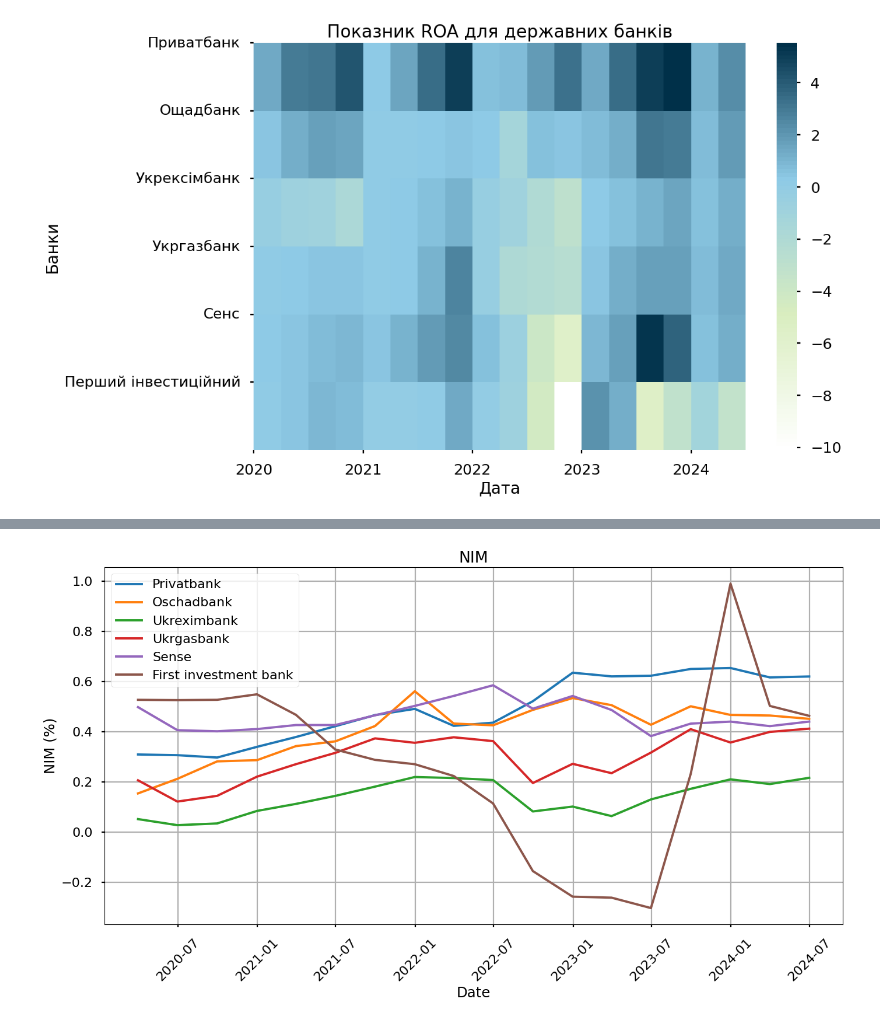
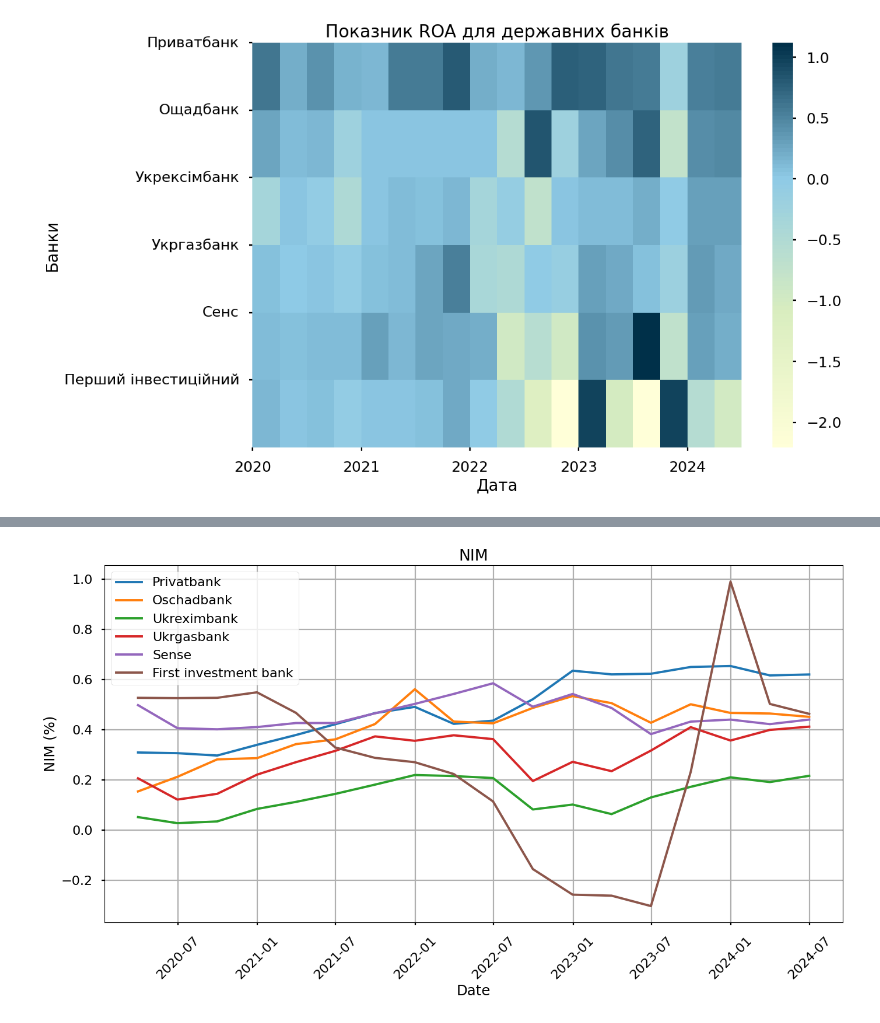
Before and after one commit to Lkupybida/ClothesIndustryAnalysys, a Jupyter notebook: banks.ipynb, the cells around one changed output, grey strips where cells are left out. Saved outputs shown, nothing was run; the diff lists cells and outputs as text; code cells hidden in the pictures.

```diff
--- a/banks.ipynb
+++ b/banks.ipynb
@@ -31,30 +31,30 @@ plt.show()
 # %%
 # Create a custom colormap
-colors = ["#FFFFFF", "#D9EDBF", "#8ECAE6", "#003049"]  # White to #209AB7
+colors = ["#FFFFD8", "#D9EDBF", "#8ECAE6", "#003049"]
 n_bins = 100  # Discretizes the interpolation into bins
 cmap_name = 'custom_palette'
 
 custom_cmap = LinearSegmentedColormap.from_list(cmap_name, colors, N=n_bins)
 
 # Plotting the heatmap
 plt.figure(figsize=(12, 8))
 sns.heatmap(ratio_df.T, cmap=custom_cmap)  # Transpose ratio_df using .T
 
 # Customizing the plot
 plt.title('Показник ROA для державних банків')
 plt.xlabel('Дата')  # Now dates will be on the x-axis
 plt.ylabel('Банки')  # Banks will be on the y-axis
 
 banks = ['Приватбанк', 'Ощадбанк', 'Укрексімбанк', 'Укргазбанк', 'Сенс', 'Перший інвестиційний']
 years = ['2020', '2021', '2022', '2023', '2024']
 # Adjusting ticks and labels for better visibility
 ticks_every_5th = range(0, len(ratio_df.index), 4)
 plt.xticks(ticks=ticks_every_5th, labels=years, rotation=0)  # Show every 5th date
 plt.yticks(ticks=range(len(banks)), labels=banks, rotation=0)   # Keep y-axis labels horizontal
 
 plt.show()
 # %% [output]
-[figure, old version]
+[figure, new version]
 # %%
 # Load total_income.csv and total_assets.csv
 df_profit = pd.read_csv('data/quarterly/profit.csv', index_col=0)
```
Also changed, not shown: parts of 3 cells of this notebook, 4 other files.
